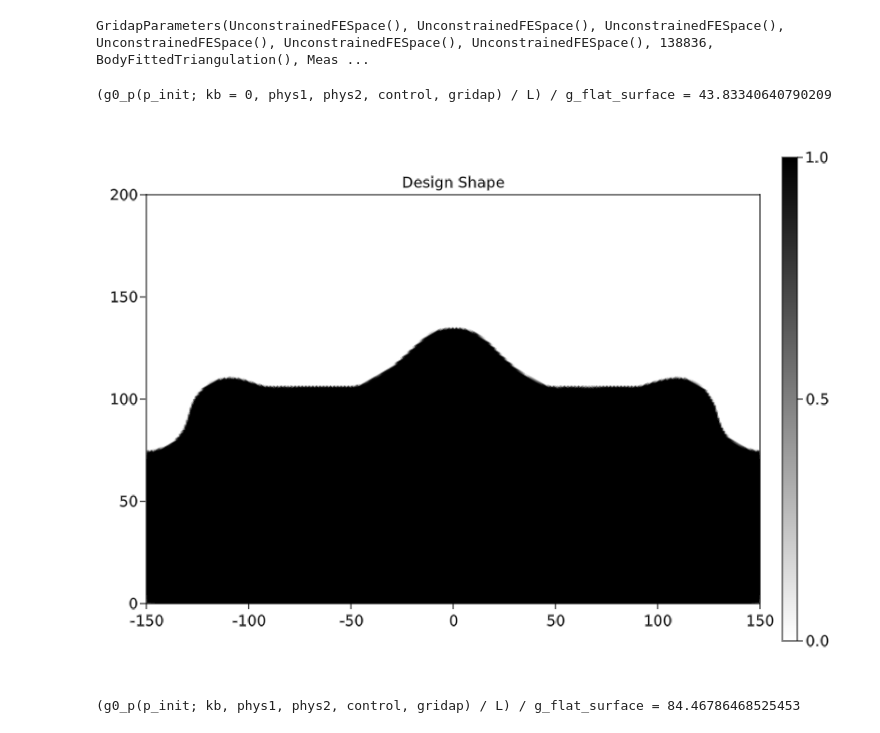
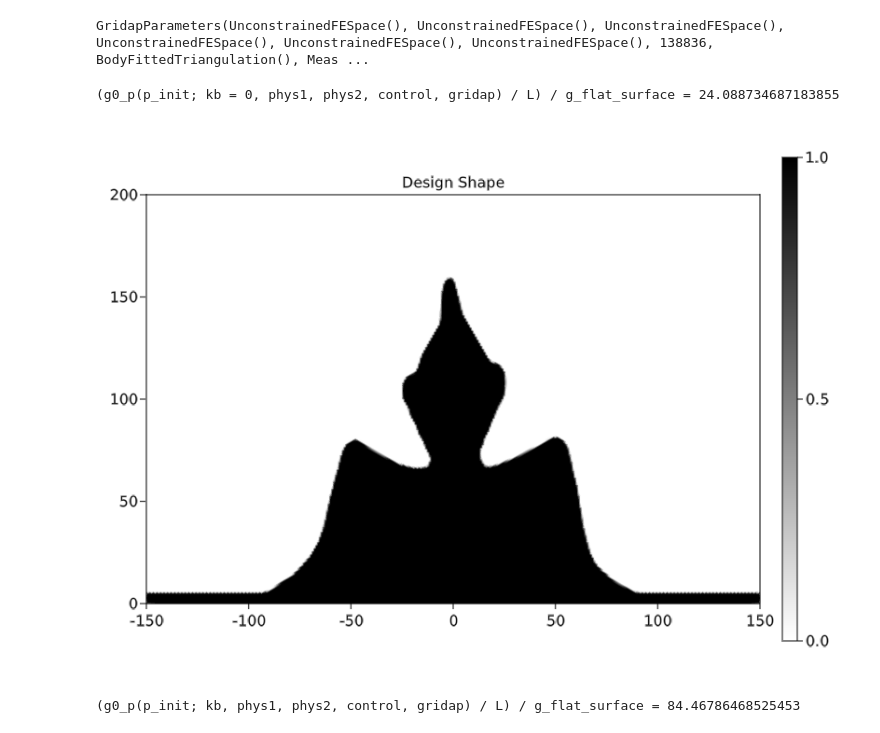
Before and after one commit to WenjieYao/RamanInFluid, a Jupyter notebook: Main.ipynb, the cells around one changed output. Cells and saved outputs as stored; diff of their text form; code cells hidden in the pictures.

```diff
--- a/Main.ipynb
+++ b/Main.ipynb
@@ -149,7 +149,7 @@ GridapParameters(UnconstrainedFESpace(), UnconstrainedFESpace(), UnconstrainedFE
 using FileIO
 import Images: Gray
 # specify the path to your local image file
-img_path = "Initial/L300.png"
+img_path = "Initial/L300b.png"
 img = load(img_path)
 data = 1.0 .-Float64.(Gray.(img))
 function image_to_function(x, data, Lx, Ly)
@@ -160,35 +160,35 @@ function image_to_function(x, data, Lx, Ly)
     xi = Nx - Int(round(((x[2]-100)/Lx + 0.5) * Nx))
     yi = Int(round((((x[1]+Ly/2) % Ly)/Ly) * Ny))
     if xi > 0 && xi <= Nx && yi > 0 && yi <= Ny
         return data[xi,yi]
     else
         return 0.0
     end
 end
 
 # binit(v) = ∫(v * x->image_to_function(x, data, 200, 150))gridap.dΩ
 binit(v) = ∫(v * x->image_to_function(x, data, hd, 300))gridap.dΩ
 pc_vec = assemble_vector(binit, gridap.FE_P)
 p_init = p_extract(pc_vec; gridap)
 p_init[p_init .< 0.1] .= 0
 p_init[p_init .> 0.1] .= 1
 
 #p_init = ones(gridap.np)
 pf_vec = pf_p0(p_init; control, gridap)
 pfh = FEFunction(gridap.FE_Pf, pf_vec)
 pth = (pf -> Threshold(pf; control)) ∘ pfh
 
 @show g0_p(p_init; kb=0, phys1, phys2, control, gridap)/L/g_flat_surface
 fig, ax, plt = plot(gridap.Ω, pth, colormap = :binary)
 Colorbar(fig[1,2], plt)
 ax.aspect = AxisAspect(L/(hd))
 ax.title = "Design Shape"
 limits!(ax, -L/2, L/2, 0, hd)
 # save("Results/shape.png", fig)
 fig
 # %% [output]
-(g0_p(p_init; kb = 0, phys1, phys2, control, gridap) / L) / g_flat_surface = 43.83340640790209
+(g0_p(p_init; kb = 0, phys1, phys2, control, gridap) / L) / g_flat_surface = 24.088734687183855
-[figure, old version]
+[figure, new version]
 # %%
 function p_bowtie(x, d, h, L, hd)
     dx = abs(x[1]) - d / 2
```
Also changed, not shown: parts of 16 cells of this notebook, 17 other files.
